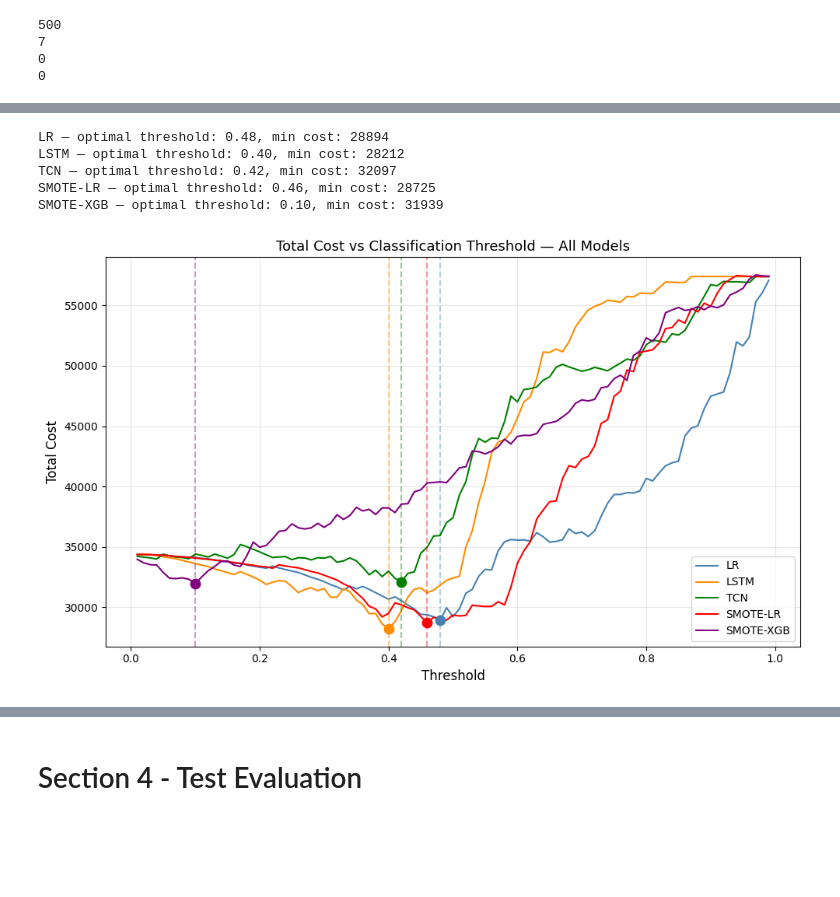
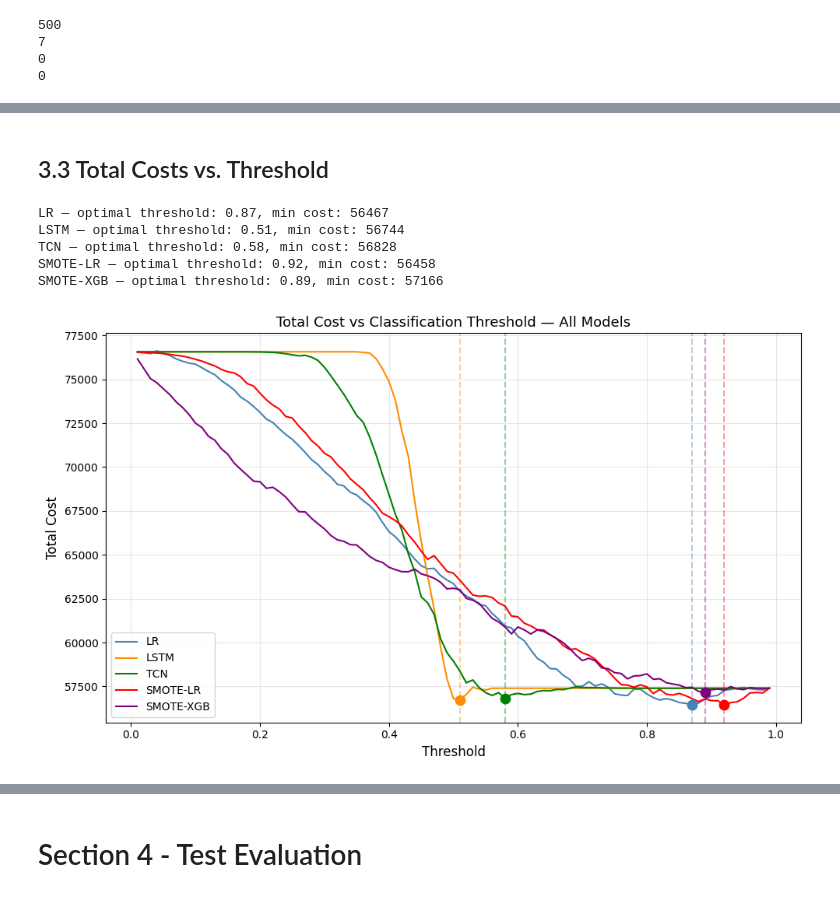
Before and after one commit to eliasLM-dev/SCANIA_Component_X, a Jupyter notebook: notebooks/model_evaluation.ipynb, the cells around one changed output, grey strips where cells are left out. Drawn from its saved outputs; the diff is of its cells as text; code cells hidden in the pictures; blank space fills up the shorter version.

Commit message:
Redid the Preprocessing and adjusted accordingly. Finished the model evaluation, exept the last discussion.

```diff
--- a/notebooks/model_evaluation.ipynb
+++ b/notebooks/model_evaluation.ipynb
@@ -270,7 +336,7 @@ costs_at_default = {}
 for name, df in models.items():
     y_true = df['class_label'].values
     y_pred = (df['probability'].values >= 0.5).astype(int)
-    costs_at_default[name] = utils.compute_total_cost(y_true, y_pred, cost_matrix)
+    costs_at_default[name] = utils.compute_total_cost(y_true, y_pred, SCANIA_COST)
 
 comparison.loc['Cost'] = costs_at_default
 print(comparison.round(4))
@@ -321,0 +353,34 @@ SMOTE-XGB — FP: 2174, FN: 62
+# %%
+fp_counts = []
+fn_counts = []
+names = []
+
+for name, df in models.items():
+    y_true_binary = (df['class_label'] > 0).astype(int)
+    y_pred = (df['probability'] >= 0.5).astype(int)
+    fp = ((y_pred == 1) & (y_true_binary == 0)).sum()
+    fn = ((y_pred == 0) & (y_true_binary == 1)).sum()
+    names.append(name)
+    fp_counts.append(fp)
+    fn_counts.append(fn)
+
+x = np.arange(len(names))
+w = 0.35
+
+fig, ax = plt.subplots(figsize=(10, 6))
+bars_fp = ax.bar(x - w/2, fp_counts, w, label='False Positives', color='steelblue', edgecolor='black', linewidth=0.5)
+bars_fn = ax.bar(x + w/2, fn_counts, w, label='False Negatives', color='coral',     edgecolor='black', linewidth=0.5)
+
+for b, v in zip(bars_fp, fp_counts):
+    ax.text(b.get_x() + b.get_width()/2, b.get_height() + 5, f'{v}', ha='center', fontsize=9)
+for b, v in zip(bars_fn, fn_counts):
+    ax.text(b.get_x() + b.get_width()/2, b.get_height() + 5, f'{v}', ha='center', fontsize=9)
+
+ax.set_xticks(x)
+ax.set_xticklabels(names)
+ax.set_ylabel('Count')
+ax.set_title('False Positives and False Negatives at threshold = 0.5 (Validation)')
+ax.legend(loc='upper right', fontsize=10)
+ax.grid(axis='y', alpha=0.3)
+plt.tight_layout()
+plt.show()
@@ -322,3 +389,5 @@ SMOTE-XGB — FP: 2174, FN: 62
+# %% [markdown]
+## 3.3 Total Costs vs. Threshold
 # %%
 cost_by_threshold = {}
 for name, df in models.items():
@@ -326,7 +395,7 @@ for name, df in models.items():
     for t in thresholds:
         y_true = df['class_label'].values
         y_pred = (df['probability'].values >= t).astype(int)
-        costs.append(utils.compute_total_cost(y_true, y_pred, cost_matrix))
+        costs.append(utils.compute_total_cost(y_true, y_pred, SCANIA_COST))
     cost_by_threshold[name] = costs
 
 # Find optimal threshold per model
@@ -334,36 +403,36 @@ for name, costs in cost_by_threshold.items():
     best_idx = np.argmin(costs)
     print(f"{name} — optimal threshold: {thresholds[best_idx]:.2f}, min cost: {costs[best_idx]:.0f}")
 
 
 plt.figure(figsize=(10, 6))
 
 colors = {
     'LR': 'steelblue',
     'LSTM': 'darkorange',
     'TCN': 'green',
     'SMOTE-LR': 'red',
     'SMOTE-XGB': 'purple'
 }
 
 for name, costs in cost_by_threshold.items():
     best_idx = np.argmin(costs)
     plt.plot(thresholds, costs, label=name, color=colors[name])
     plt.axvline(x=thresholds[best_idx], color=colors[name],
                 linestyle='--', alpha=0.4)
     plt.scatter(thresholds[best_idx], costs[best_idx],
                 color=colors[name], zorder=5, s=80)
 
 plt.xlabel('Threshold', fontsize=12)
 plt.ylabel('Total Cost', fontsize=12)
 plt.title('Total Cost vs Classification Threshold — All Models', fontsize=13)
 plt.legend(fontsize=10)
 plt.grid(True, alpha=0.3)
 plt.tight_layout()
 plt.show()
 # %% [output]
-LR — optimal threshold: 0.48, min cost: 28894
-LSTM — optimal threshold: 0.40, min cost: 28212
-TCN — optimal threshold: 0.42, min cost: 32097
-SMOTE-LR — optimal threshold: 0.46, min cost: 28725
-SMOTE-XGB — optimal threshold: 0.10, min cost: 31939
+LR — optimal threshold: 0.87, min cost: 56467
+LSTM — optimal threshold: 0.51, min cost: 56744
+TCN — optimal threshold: 0.58, min cost: 56828
+SMOTE-LR — optimal threshold: 0.92, min cost: 56458
+SMOTE-XGB — optimal threshold: 0.89, min cost: 57166
-[figure, old version]
+[figure, new version]
```
Also changed, not shown: parts of 54 cells of this notebook, 3 other files.
